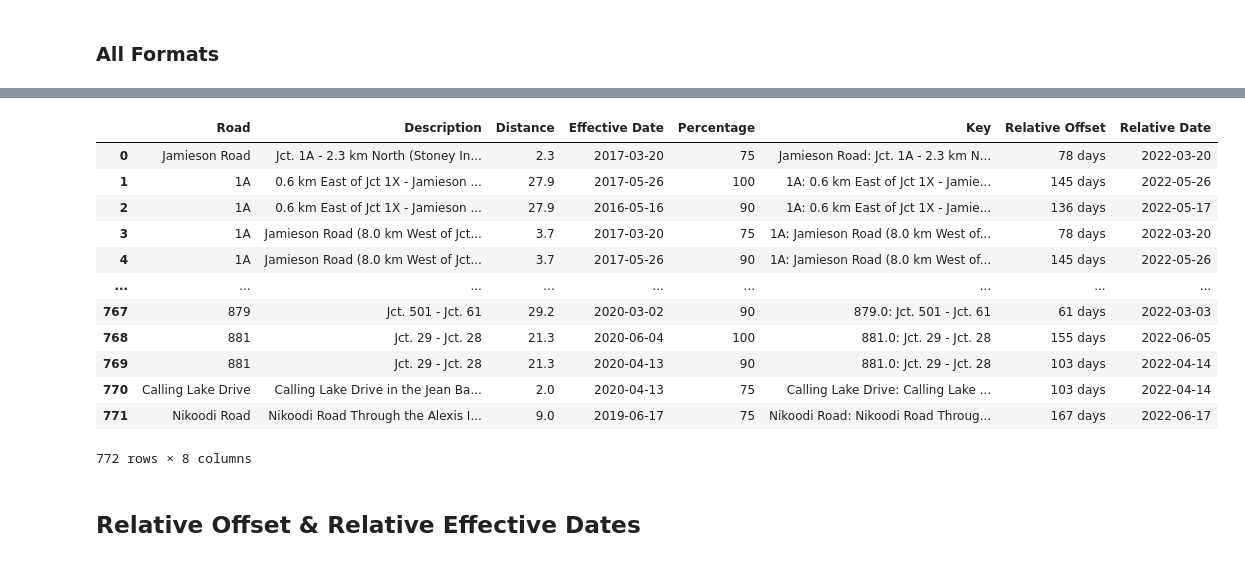
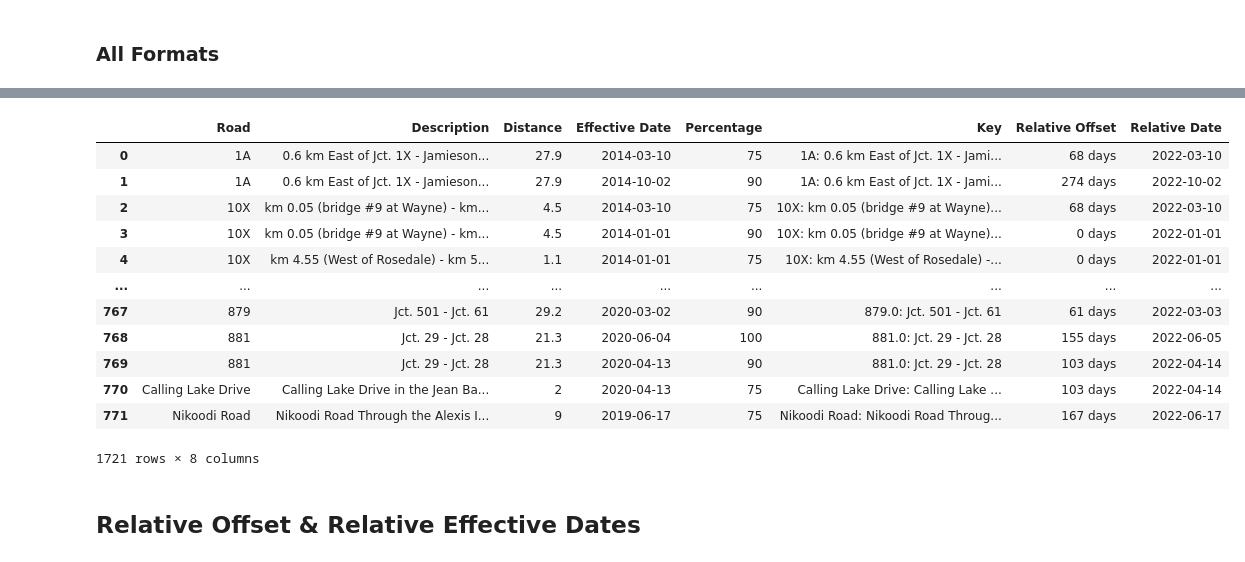
Before and after one commit to kj-kwan/alberta-road-bans, a Jupyter notebook: Road Ban Analysis.ipynb, the cells around one changed output, grey strips where cells are left out. Drawn from its saved outputs; the diff is of its cells as text; code cells hidden in the pictures.

```diff
--- a/Road Ban Analysis.ipynb
+++ b/Road Ban Analysis.ipynb
@@ -566,20 +566,3 @@ sns.histplot(data=df1,x='Effective Date',kde=True,hue='Percentage')
 # %% [output]
 <matplotlib.axes._subplots.AxesSubplot at 0x...>
 [figure]
-# %%
-data = []
-for i in range(len(tables)):
-    df_temp = tables[i]
-    df_temp.columns = ['Road','-','Description','Percentage']
-    for index, row in df_temp.iterrows():
-        if index < len(df_temp)-1:
-            if pd.notnull(row['Road']):
-                if pd.isnull(df_temp.iloc[index+1]['Road']):
-                    data.append([row['Road'],row['Description']+df_temp.iloc[index+1]['Description'],row['Percentage']])
-                else:
-                    if row['Percentage'] == 'AXLE WEIGHT':
-                        continue
-                    data.append([row['Road'],row['Description'],row['Percentage']])
-        if pd.isnull(row['Road']):
-            continue
-df1 = pd.DataFrame(data,columns=['Road','Description','Percentage'])
@@ -585,0 +589,4 @@ df1 = pd.DataFrame(data,columns=['Road','Description','Percentage'])
+# %%
+df_temp = df1[df1['Description']=='Hays - The Bow River']
+plt.figure(figsize=(15,5))
+sns.scatterplot(data=df_temp,x='Effective Date',y='Percentage')
@@ -649,7 +659,7 @@ for f in format3: # Only using summary_lists[3:] because formatting on the data
         df_temp.columns = ['Road','Description','Distance','Effective Date','Percentage']
         df_temp.fillna(method='bfill', inplace=True)
         df3 = pd.concat([df3,df_temp])
-df3 = df.drop_duplicates()
+df3 = df3.drop_duplicates()
 df3 = df3.iloc[1:].reset_index(drop=True)
 df3['Distance'] = df3['Distance'].apply(lambda x: float(str(x).split(' ')[0]))
 df3['Effective Date'] = df3['Effective Date'].apply(lambda x: dt.datetime.strptime(x,'%B %d, %Y') if type(x)==str else x)
@@ -713,0 +738,3 @@ What do I want to learn from this data?
+# %%
+df23 = pd.concat([df2,df3])
+display(df23)
@@ -714,23 +755,22 @@ What do I want to learn from this data?
 # %%
-df['Key'] = df['Road'].apply(lambda x: str(x))+': '+df['Description']
-# df['Key'] = df['Road'].apply(lambda x: str(x))+': '+df['Description']+' '+df['Percentage'].apply(lambda x: str(x))
-df['Relative Offset'] = df['Effective Date'].apply(lambda x: x-dt.datetime(x.year,1,1))
-df['Relative Date'] = dt.datetime(dt.datetime.today().year,1,1)+df['Relative Offset']
-df
+df23['Key'] = df23['Road'].apply(lambda x: str(x))+': '+df23['Description']
+df23['Relative Offset'] = df23['Effective Date'].apply(lambda x: x-dt.datetime(x.year,1,1))
+df23['Relative Date'] = dt.datetime(dt.datetime.today().year,1,1)+df23['Relative Offset']
+df23
 # %% [output]
 |  | Road | Description | Distance | Effective Date | Percentage | Key | Relative Offset | Relative Date |
-| 0 | Jamieson Road | Jct. 1A - 2.3 km North (Stoney In... | 2.3 | 2017-03-20 | 75 | Jamieson Road: Jct. 1A - 2.3 km N... | 78 days | 2022-03-20 |
-| 1 | 1A | 0.6 km East of Jct 1X - Jamieson ... | 27.9 | 2017-05-26 | 100 | 1A: 0.6 km East of Jct 1X - Jamie... | 145 days | 2022-05-26 |
-| 2 | 1A | 0.6 km East of Jct 1X - Jamieson ... | 27.9 | 2016-05-16 | 90 | 1A: 0.6 km East of Jct 1X - Jamie... | 136 days | 2022-05-17 |
-| 3 | 1A | Jamieson Road (8.0 km West of Jct... | 3.7 | 2017-03-20 | 75 | 1A: Jamieson Road (8.0 km West of... | 78 days | 2022-03-20 |
-| 4 | 1A | Jamieson Road (8.0 km West of Jct... | 3.7 | 2017-05-26 | 90 | 1A: Jamieson Road (8.0 km West of... | 145 days | 2022-05-26 |
+| 0 | 1A | 0.6 km East of Jct. 1X - Jamieson... | 27.9 | 2014-03-10 | 75 | 1A: 0.6 km East of Jct. 1X - Jami... | 68 days | 2022-03-10 |
+| 1 | 1A | 0.6 km East of Jct. 1X - Jamieson... | 27.9 | 2014-10-02 | 90 | 1A: 0.6 km East of Jct. 1X - Jami... | 274 days | 2022-10-02 |
+| 2 | 10X | km 0.05 (bridge #9 at Wayne) - km... | 4.5 | 2014-03-10 | 75 | 10X: km 0.05 (bridge #9 at Wayne)... | 68 days | 2022-03-10 |
+| 3 | 10X | km 0.05 (bridge #9 at Wayne) - km... | 4.5 | 2014-01-01 | 90 | 10X: km 0.05 (bridge #9 at Wayne)... | 0 days | 2022-01-01 |
+| 4 | 10X | km 4.55 (West of Rosedale) - km 5... | 1.1 | 2014-01-01 | 75 | 10X: km 4.55 (West of Rosedale) -... | 0 days | 2022-01-01 |
 | ... | ... | ... | ... | ... | ... | ... | ... | ... |
 | 767 | 879 | Jct. 501 - Jct. 61 | 29.2 | 2020-03-02 | 90 | 879.0: Jct. 501 - Jct. 61 | 61 days | 2022-03-03 |
 | 768 | 881 | Jct. 29 - Jct. 28 | 21.3 | 2020-06-04 | 100 | 881.0: Jct. 29 - Jct. 28 | 155 days | 2022-06-05 |
 | 769 | 881 | Jct. 29 - Jct. 28 | 21.3 | 2020-04-13 | 90 | 881.0: Jct. 29 - Jct. 28 | 103 days | 2022-04-14 |
-| 770 | Calling Lake Drive | Calling Lake Drive in the Jean Ba... | 2.0 | 2020-04-13 | 75 | Calling Lake Drive: Calling Lake ... | 103 days | 2022-04-14 |
-| 771 | Nikoodi Road | Nikoodi Road Through the Alexis I... | 9.0 | 2019-06-17 | 75 | Nikoodi Road: Nikoodi Road Throug... | 167 days | 2022-06-17 |
+| 770 | Calling Lake Drive | Calling Lake Drive in the Jean Ba... | 2 | 2020-04-13 | 75 | Calling Lake Drive: Calling Lake ... | 103 days | 2022-04-14 |
+| 771 | Nikoodi Road | Nikoodi Road Through the Alexis I... | 9 | 2019-06-17 | 75 | Nikoodi Road: Nikoodi Road Throug... | 167 days | 2022-06-17 |
-772 rows × 8 columns
+1721 rows × 8 columns
 # %% [markdown]
 ## Relative Offset & Relative Effective Dates
 # %%
```
Also changed, not shown: parts of 16 cells of this notebook.
